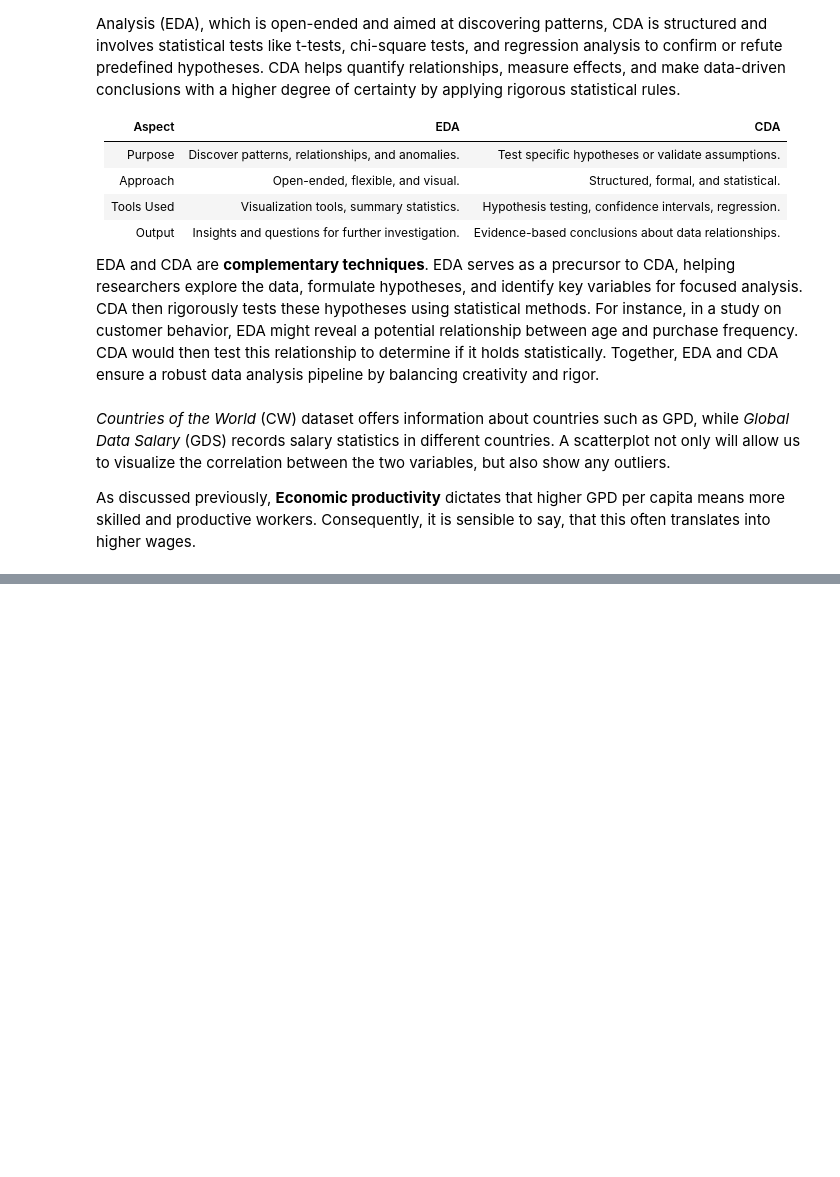
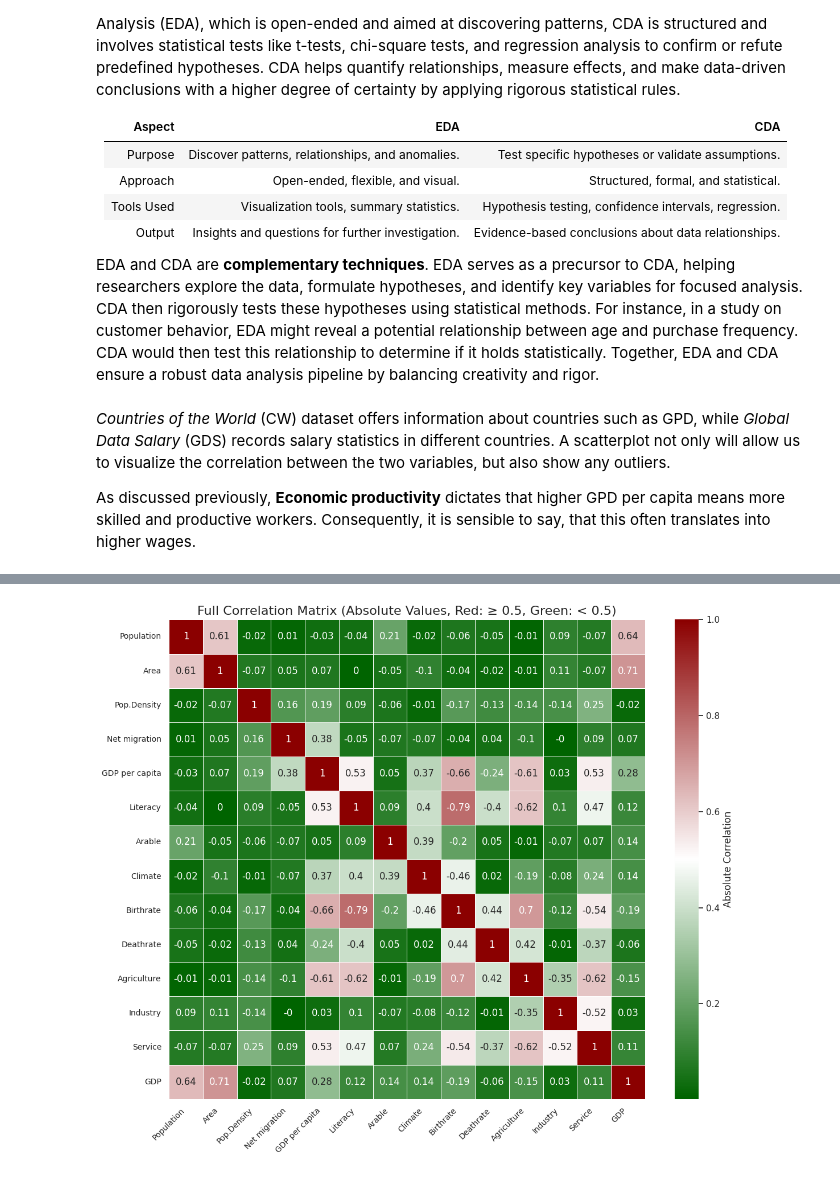
Before and after one commit to davevarga/salaries-eda, a Jupyter notebook: analysis.ipynb, the cells around one changed output, grey strips where cells are left out. Saved outputs shown, nothing was run; the diff lists cells and outputs as text; code cells hidden in the pictures; blank space fills up the shorter version.

Commit message:
Mod Confirmatory data Analysis

```diff
--- a/analysis.ipynb
+++ b/analysis.ipynb
@@ -17,7 +17,7 @@ The dataset is provided by the US government, and is open source inside the US.
 import pandas as pd
 
 # Load Countries of the World (CW) from file
-cw = pd.read_csv('data/countries.csv')
+cw = pd.read_csv('countries.csv')
 
 # Drop information that we will not use
 cw = cw.drop(['Coastline', 'Infant mortality', 'Phones', 'Crops', 'Other'], axis=1)
@@ -593,0 +692,61 @@ Országok GDP és fizetés összefüggéseit szeretnénk megmérni. A kovetkező
+# %%
+import matplotlib.pyplot as plt
+import seaborn as sns
+import numpy as np
+from matplotlib.colors import LinearSegmentedColormap
+
+# Select only numerical columns for correlation matrix
+numerical_df = cw.select_dtypes(include='number')
+
+# Calculate the correlation matrix
+correlation_matrix = numerical_df.corr()
+
+# Take the absolute values of the correlation matrix
+abs_correlation = correlation_matrix.abs()
+
+# Define a custom function to map colors based on threshold
+def color_map(value):
+    return 'red' if value >= 0.5 else 'green'
+
+# Create a matrix with colors based on absolute correlation values
+colors = abs_correlation.applymap(color_map)
+
+# Set up the matplotlib figure
+plt.figure(figsize=(12, 10))
+
+# Custom color map: gradient for green (closer to 0) and red (closer to 1)
+colors_gradient = {
+    "red": [(0.0, "white"), (0.5, "lightcoral"), (1.0, "darkred")],
+    "green": [(0.0, "white"), (0.5, "lightgreen"), (1.0, "darkgreen")],
+}
+
+# Combine the two gradients into one custom colormap
+red_green_cmap = LinearSegmentedColormap.from_list(
+    "red_green",
+    [(0, "darkgreen"), (0.5, "white"), (1, "darkred")],
+    N=256
+)
+
+# Plot the heatmap with absolute correlations
+sns.heatmap(
+    abs_correlation,  # Use absolute correlation matrix
+    annot=correlation_matrix.round(2),  # Show original correlation values with 2 decimal points
+    cmap=red_green_cmap,  # Green for weak, Red for strong correlation
+    center=0.5,  # Threshold at 0.5
+    linewidths=0.5,
+    cbar_kws={"label": "Absolute Correlation"}
+)
+
+# Customize the plot
+plt.title("Full Correlation Matrix (Absolute Values, Red: ≥ 0.5, Green: < 0.5)", fontsize=16)
+plt.xticks(rotation=45, ha='right', fontsize=10)
+plt.yticks(rotation=0, fontsize=10)
+plt.tight_layout()
+
+# Show the plot
+plt.show()
+
+# Clean up variables
+del numerical_df, correlation_matrix, abs_correlation, colors
+# %% [output]
+[figure, added]
```
Also changed, not shown: parts of 29 cells of this notebook, 1 other file.
